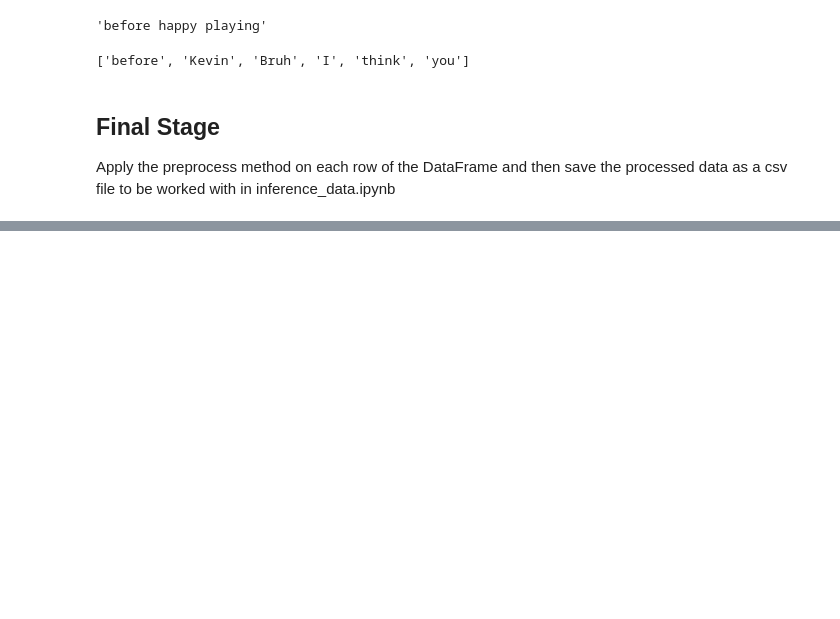
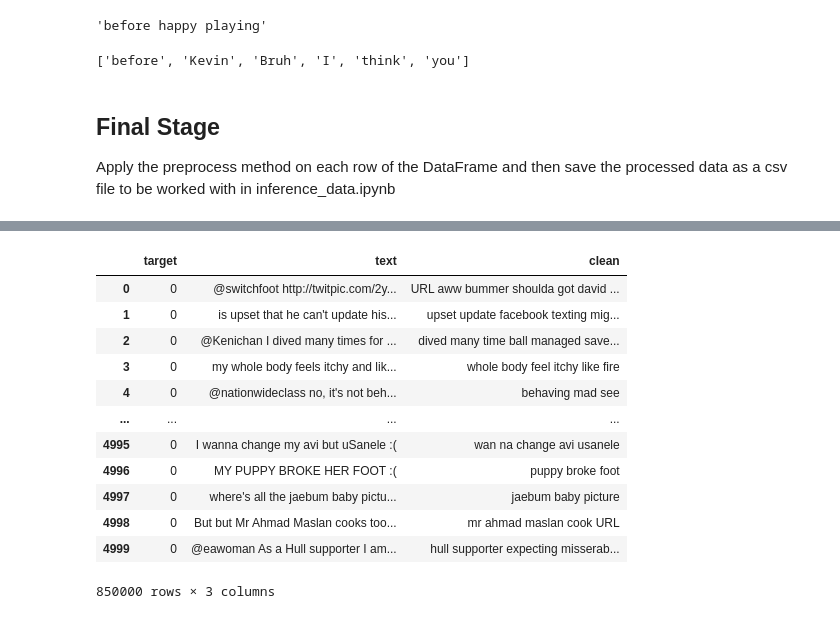
Before and after one commit to kevinxiong613/fervent, a Jupyter notebook: bot/app/clean_data.ipynb, the cells around one changed output, grey strips where cells are left out. Cells and saved outputs as stored; diff of their text form; code cells hidden in the pictures; blank space fills up the shorter version.

```diff
--- a/bot/app/clean_data.ipynb
+++ b/bot/app/clean_data.ipynb
@@ -163,0 +230,16 @@ df
+# %%
+negative_df
+# %% [output]
+|  | target | text | clean |
+| 0 | 0 | @switchfoot http://twitpic.com/2y... | URL aww bummer shoulda got david ... |
+| 1 | 0 | is upset that he can't update his... | upset update facebook texting mig... |
+| 2 | 0 | @Kenichan I dived many times for ... | dived many time ball managed save... |
+| 3 | 0 | my whole body feels itchy and lik... | whole body feel itchy like fire |
+| 4 | 0 | @nationwideclass no, it's not beh... | behaving mad see |
+| ... | ... | ... | ... |
+| 4995 | 0 | I wanna change my avi but uSanele :( | wan na change avi usanele |
+| 4996 | 0 | MY PUPPY BROKE HER FOOT :( | puppy broke foot |
+| 4997 | 0 | where's all the jaebum baby pictu... | jaebum baby picture |
+| 4998 | 0 | But but Mr Ahmad Maslan cooks too... | mr ahmad maslan cook URL |
+| 4999 | 0 | @eawoman As a Hull supporter I am... | hull supporter expecting misserab... |
+850000 rows × 3 columns
```
Also changed, not shown: parts of 11 cells of this notebook, 8 other files.
